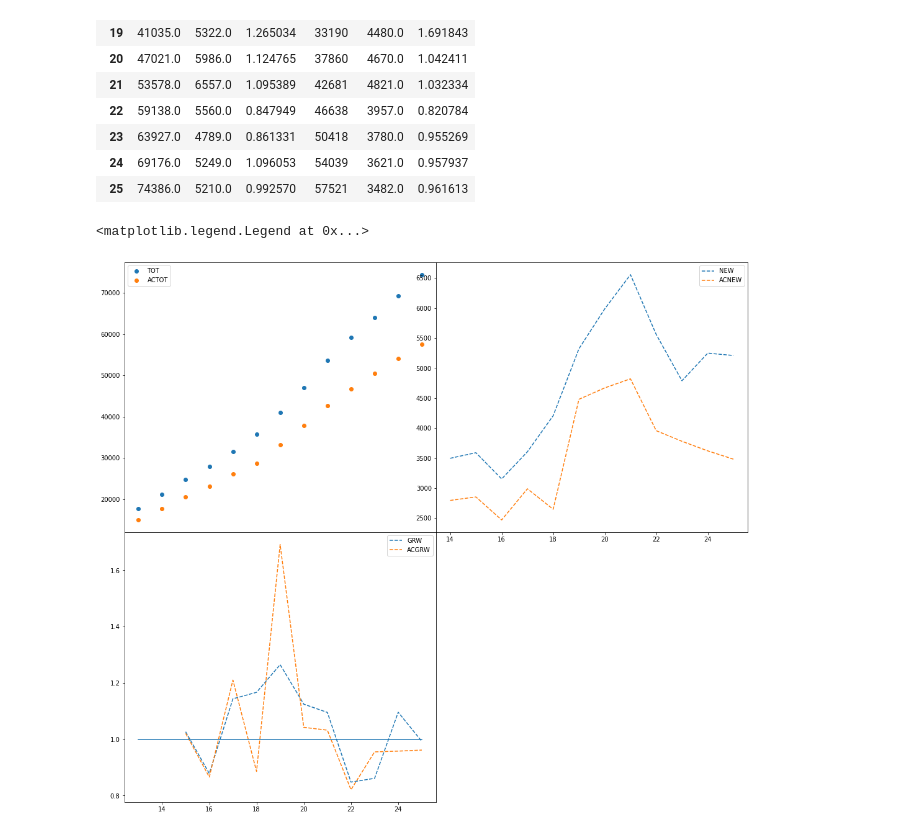
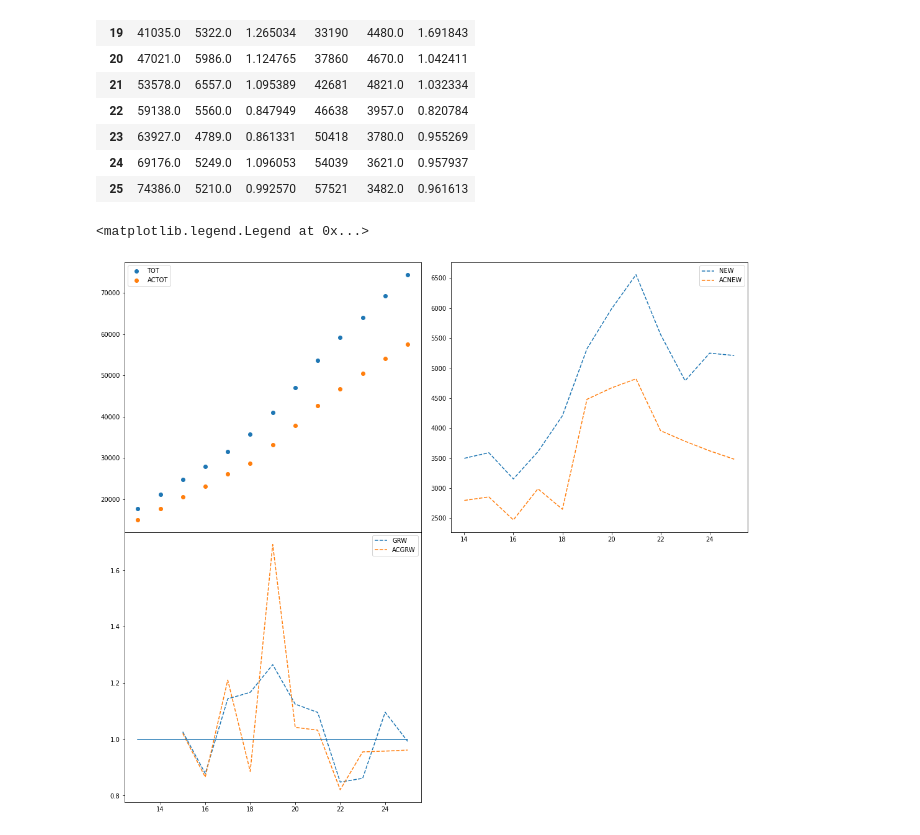
Before and after one commit to FaoTom/Covid19, a Jupyter notebook: COV.ipynb, the cells around one changed output. Cells and saved outputs as stored; diff of their text form; code cells hidden in the pictures.

Commit message:
changed graphic horizontal blank space

```diff
--- a/COV.ipynb
+++ b/COV.ipynb
@@ -36,21 +36,21 @@ data
 | 25 | 74386.0 | 5210.0 | 0.992570 | 57521 | 3482.0 | 0.961613 |
 # %%
 fig=plt.figure(figsize=(18,16))
-fig.subplots_adjust(wspace=0,hspace=0)
+fig.subplots_adjust(wspace=0.1,hspace=0)
 tot=fig.add_subplot(2,2,1)
 new=fig.add_subplot(2,2,2)
 grw=fig.add_subplot(2,2,3)
 tot.scatter(data.index,data['TOT'],label='TOT')
 tot.scatter(data.index,data['ACTOT'],label='ACTOT')
 tot.legend()
 new.plot(data.index,data['NEW'],'--',label='NEW')
 new.plot(data.index,data['ACNEW'],'--',label='ACNEW')
 new.legend()
 grw.plot(data.index,data['GRW'],'--',label='GRW')
 grw.plot(data.index,data['ACGRW'],'--',label='ACGRW')
 l = line.Line2D([13,25], [1,1])
 grw.add_line(l)
 grw.legend()
 # %% [output]
 <matplotlib.legend.Legend at 0x...>
-[figure, old version]
+[figure, new version]
```
